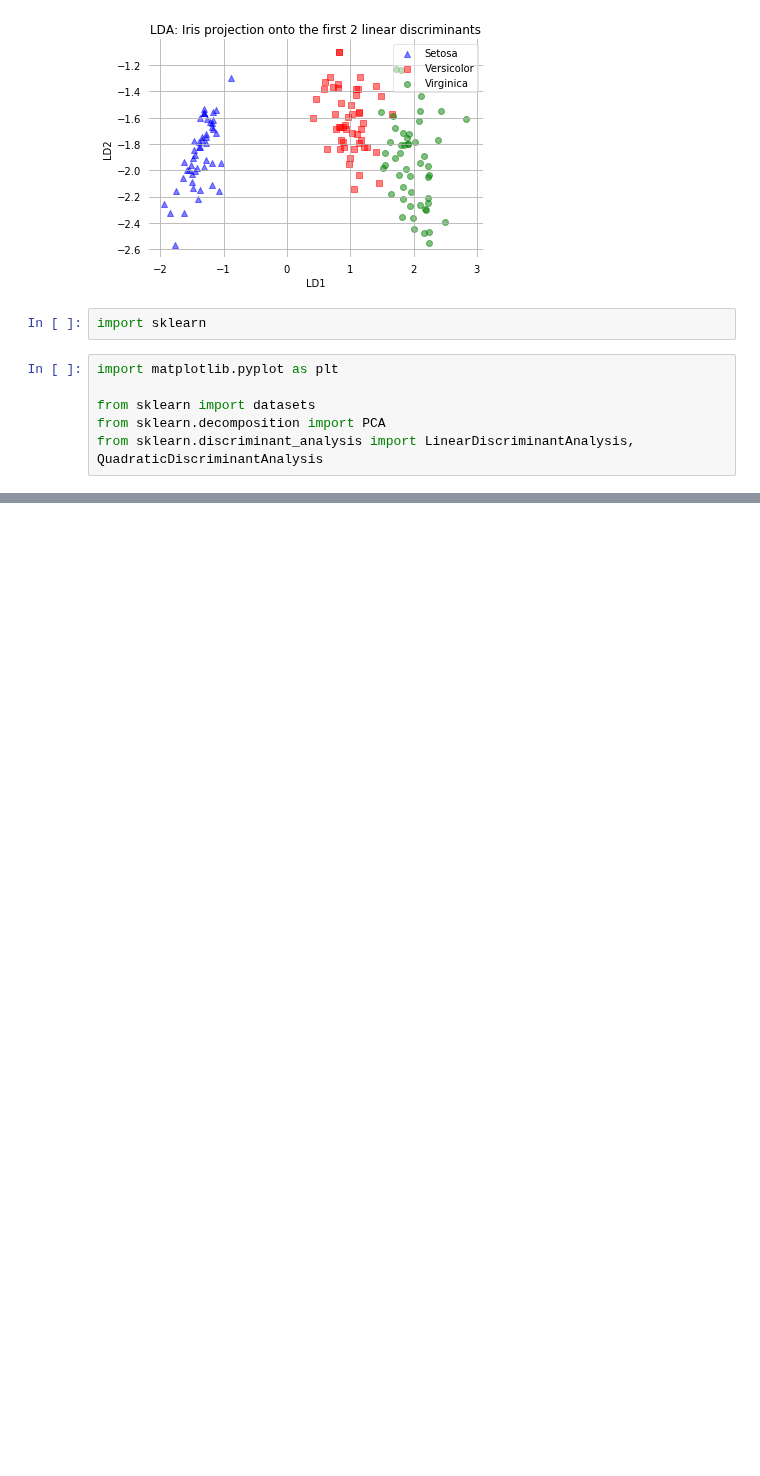
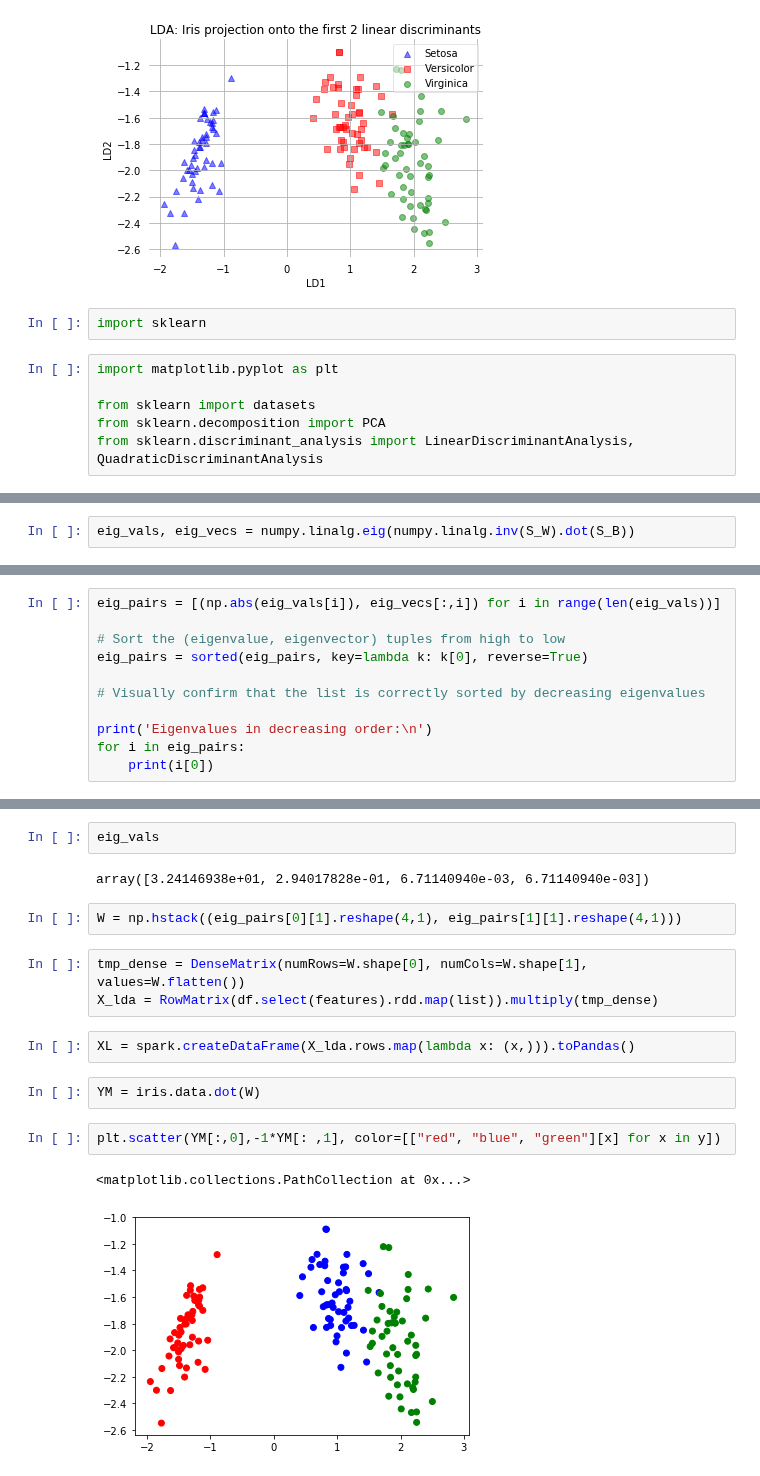
Before and after one commit to cbg-ethz/pybda, a Jupyter notebook: analysis/notebooks/2-dimred-notebooks/lda.ipynb, the cells around one changed output, grey strips where cells are left out. Saved outputs shown, nothing was run; the diff lists cells and outputs as text; blank space fills up the shorter version.

```diff
--- a/analysis/notebooks/2-dimred-notebooks/lda.ipynb
+++ b/analysis/notebooks/2-dimred-notebooks/lda.ipynb
@@ -297,0 +342,2 @@ array([0, 0, 0, 0, 0, 0, 0, 0, 0, 0, 0, 0, 0, 0, 0, 0, 0, 0, 0, 0, 0, 0,
+# %%
+eig_vals, eig_vecs = numpy.linalg.eig(numpy.linalg.inv(S_W).dot(S_B))
@@ -297,0 +363,11 @@ array([0, 0, 0, 0, 0, 0, 0, 0, 0, 0, 0, 0, 0, 0, 0, 0, 0, 0, 0, 0, 0, 0,
+# %%
+eig_pairs = [(np.abs(eig_vals[i]), eig_vecs[:,i]) for i in range(len(eig_vals))]
+
+# Sort the (eigenvalue, eigenvector) tuples from high to low
+eig_pairs = sorted(eig_pairs, key=lambda k: k[0], reverse=True)
+
+# Visually confirm that the list is correctly sorted by decreasing eigenvalues
+
+print('Eigenvalues in decreasing order:\n')
+for i in eig_pairs:
+    print(i[0])
@@ -297,0 +402,18 @@ array([0, 0, 0, 0, 0, 0, 0, 0, 0, 0, 0, 0, 0, 0, 0, 0, 0, 0, 0, 0, 0, 0,
+# %%
+eig_vals
+# %% [output]
+array([3.24146938e+01, 2.94017828e-01, 6.71140940e-03, 6.71140940e-03])
+# %%
+W = np.hstack((eig_pairs[0][1].reshape(4,1), eig_pairs[1][1].reshape(4,1)))
+# %%
+tmp_dense = DenseMatrix(numRows=W.shape[0], numCols=W.shape[1], values=W.flatten())
+X_lda = RowMatrix(df.select(features).rdd.map(list)).multiply(tmp_dense)
+# %%
+XL = spark.createDataFrame(X_lda.rows.map(lambda x: (x,))).toPandas()
+# %%
+YM = iris.data.dot(W)
+# %%
+plt.scatter(YM[:,0],-1*YM[: ,1], color=[["red", "blue", "green"][x] for x in y])
+# %% [output]
+<matplotlib.collections.PathCollection at 0x...>
+[figure, added]
```
Also changed, not shown: parts of 51 cells of this notebook, 6 other files.
